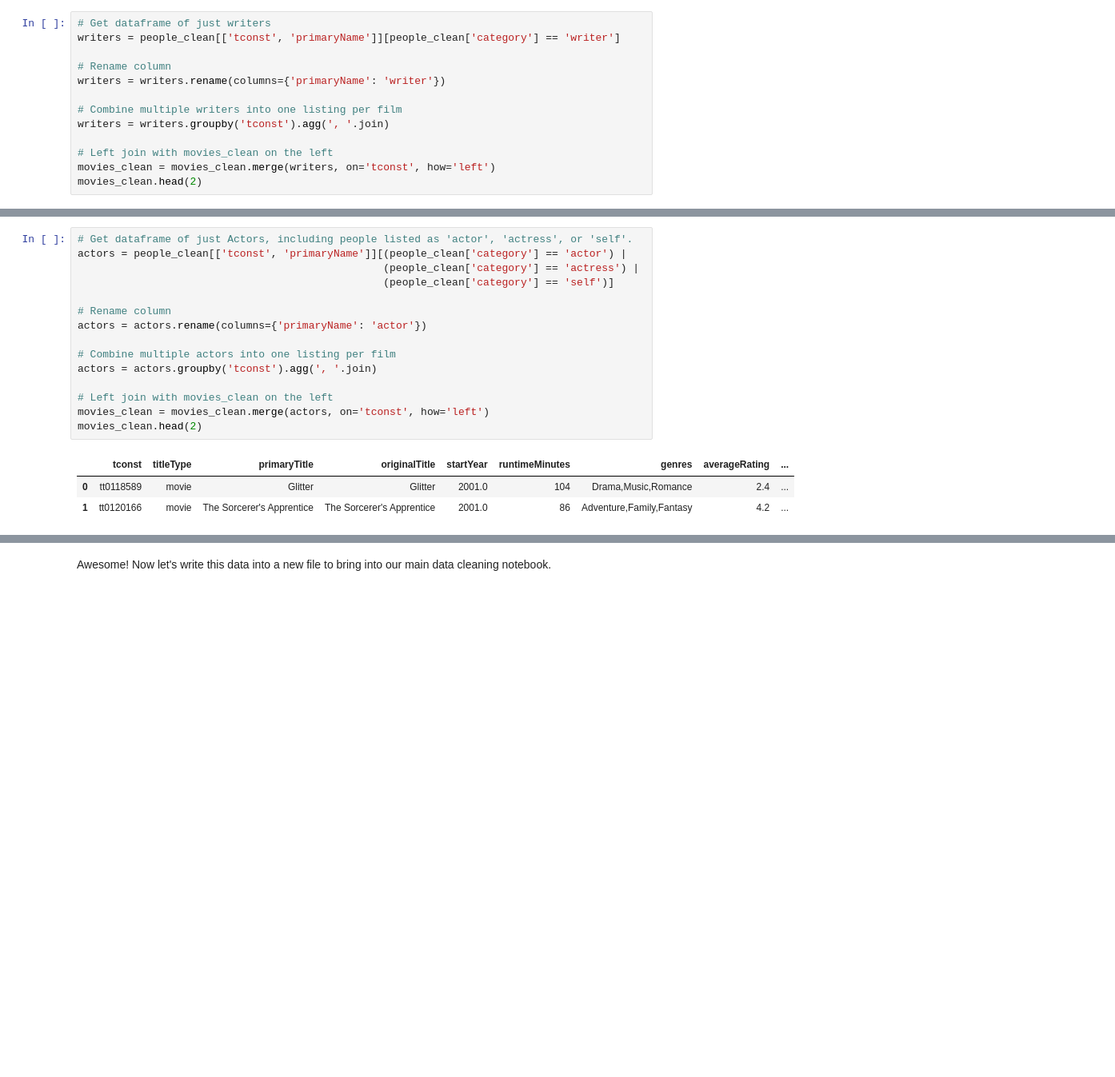
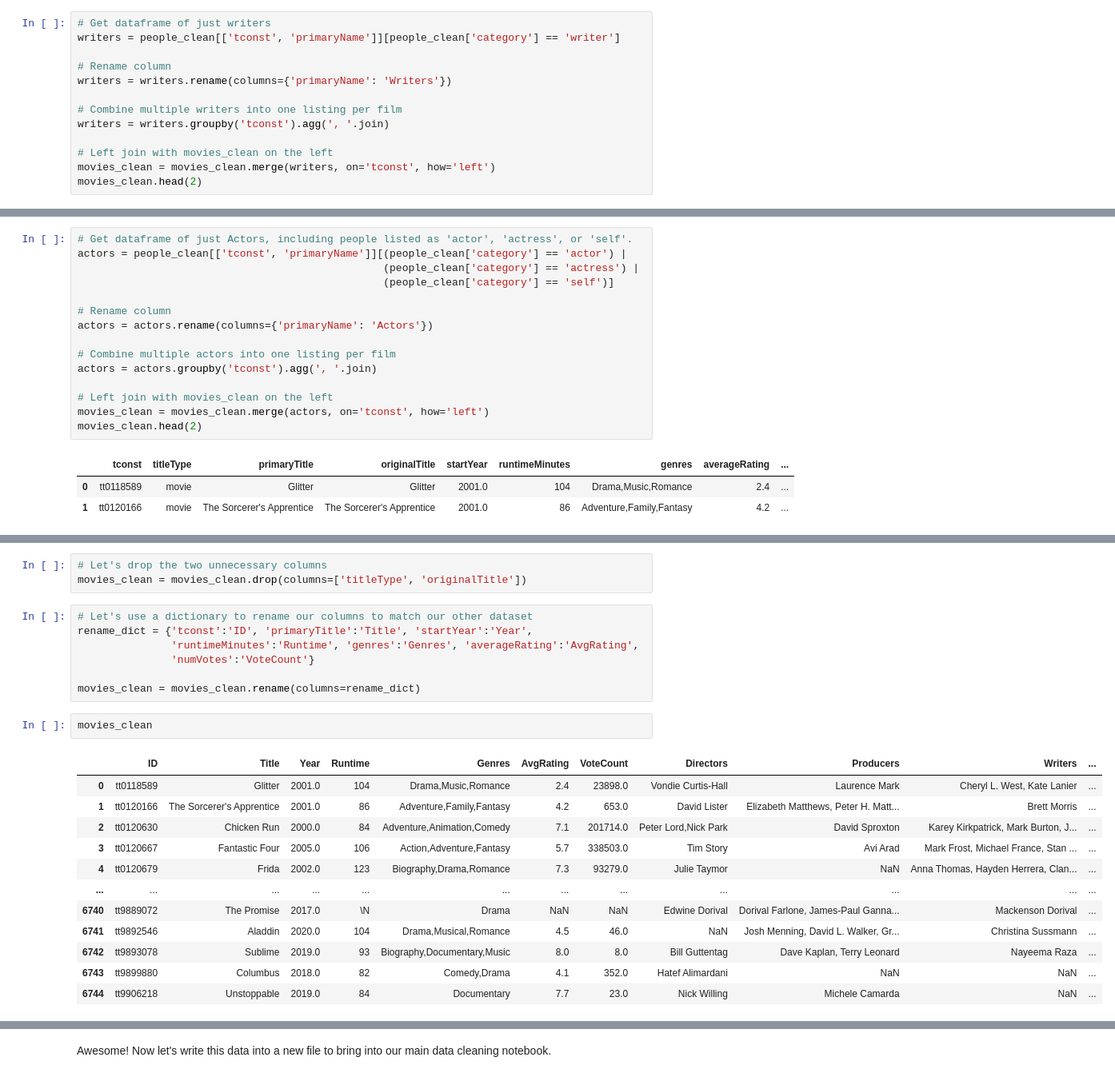
Before and after one commit to ttrechsel/Phase2_Movies, a Jupyter notebook: Code/Extra_IMDB_Data_Prep.ipynb, the cells around one changed output, grey strips where cells are left out. Shown: that part at 80% size. Drawn from its saved outputs; the diff is of its cells as text; blank space fills up the shorter version.

```diff
--- a/Code/Extra_IMDB_Data_Prep.ipynb
+++ b/Code/Extra_IMDB_Data_Prep.ipynb
@@ -248,7 +255,7 @@ movies_clean.head(2)
 writers = people_clean[['tconst', 'primaryName']][people_clean['category'] == 'writer']
 
 # Rename column
-writers = writers.rename(columns={'primaryName': 'writer'})
+writers = writers.rename(columns={'primaryName': 'Writers'})
 
 # Combine multiple writers into one listing per film
 writers = writers.groupby('tconst').agg(', '.join)
@@ -269,7 +276,7 @@ actors = people_clean[['tconst', 'primaryName']][(people_clean['category'] == 'a
                                                  (people_clean['category'] == 'self')]
 
 # Rename column
-actors = actors.rename(columns={'primaryName': 'actor'})
+actors = actors.rename(columns={'primaryName': 'Actors'})
 
 # Combine multiple actors into one listing per film
 actors = actors.groupby('tconst').agg(', '.join)
@@ -283,0 +293,25 @@ movies_clean.head(2)
+# %%
+# Let's drop the two unnecessary columns
+movies_clean = movies_clean.drop(columns=['titleType', 'originalTitle'])
+# %%
+# Let's use a dictionary to rename our columns to match our other dataset
+rename_dict = {'tconst':'ID', 'primaryTitle':'Title', 'startYear':'Year',
+               'runtimeMinutes':'Runtime', 'genres':'Genres', 'averageRating':'AvgRating',
+               'numVotes':'VoteCount'}
+
+movies_clean = movies_clean.rename(columns=rename_dict)
+# %%
+movies_clean
+# %% [output]
+|  | ID | Title | Year | Runtime | Genres | AvgRating | VoteCount | Directors | Producers | Writers | ... |
+| 0 | tt0118589 | Glitter | 2001.0 | 104 | Drama,Music,Romance | 2.4 | 23898.0 | Vondie Curtis-Hall | Laurence Mark | Cheryl L. West, Kate Lanier | ... |
+| 1 | tt0120166 | The Sorcerer's Apprentice | 2001.0 | 86 | Adventure,Family,Fantasy | 4.2 | 653.0 | David Lister | Elizabeth Matthews, Peter H. Matt... | Brett Morris | ... |
+| 2 | tt0120630 | Chicken Run | 2000.0 | 84 | Adventure,Animation,Comedy | 7.1 | 201714.0 | Peter Lord,Nick Park | David Sproxton | Karey Kirkpatrick, Mark Burton, J... | ... |
+| 3 | tt0120667 | Fantastic Four | 2005.0 | 106 | Action,Adventure,Fantasy | 5.7 | 338503.0 | Tim Story | Avi Arad | Mark Frost, Michael France, Stan ... | ... |
+| 4 | tt0120679 | Frida | 2002.0 | 123 | Biography,Drama,Romance | 7.3 | 93279.0 | Julie Taymor | NaN | Anna Thomas, Hayden Herrera, Clan... | ... |
+| ... | ... | ... | ... | ... | ... | ... | ... | ... | ... | ... | ... |
+| 6740 | tt9889072 | The Promise | 2017.0 | \N | Drama | NaN | NaN | Edwine Dorival | Dorival Farlone, James-Paul Ganna... | Mackenson Dorival | ... |
+| 6741 | tt9892546 | Aladdin | 2020.0 | 104 | Drama,Musical,Romance | 4.5 | 46.0 | NaN | Josh Menning, David L. Walker, Gr... | Christina Sussmann | ... |
+| 6742 | tt9893078 | Sublime | 2019.0 | 93 | Biography,Documentary,Music | 8.0 | 8.0 | Bill Guttentag | Dave Kaplan, Terry Leonard | Nayeema Raza | ... |
+| 6743 | tt9899880 | Columbus | 2018.0 | 82 | Comedy,Drama | 4.1 | 352.0 | Hatef Alimardani | NaN | NaN | ... |
+| 6744 | tt9906218 | Unstoppable | 2019.0 | 84 | Documentary | 7.7 | 23.0 | Nick Willing | Michele Camarda | NaN | ... |
```
Also changed, not shown: parts of 13 cells of this notebook, 3 other files.
